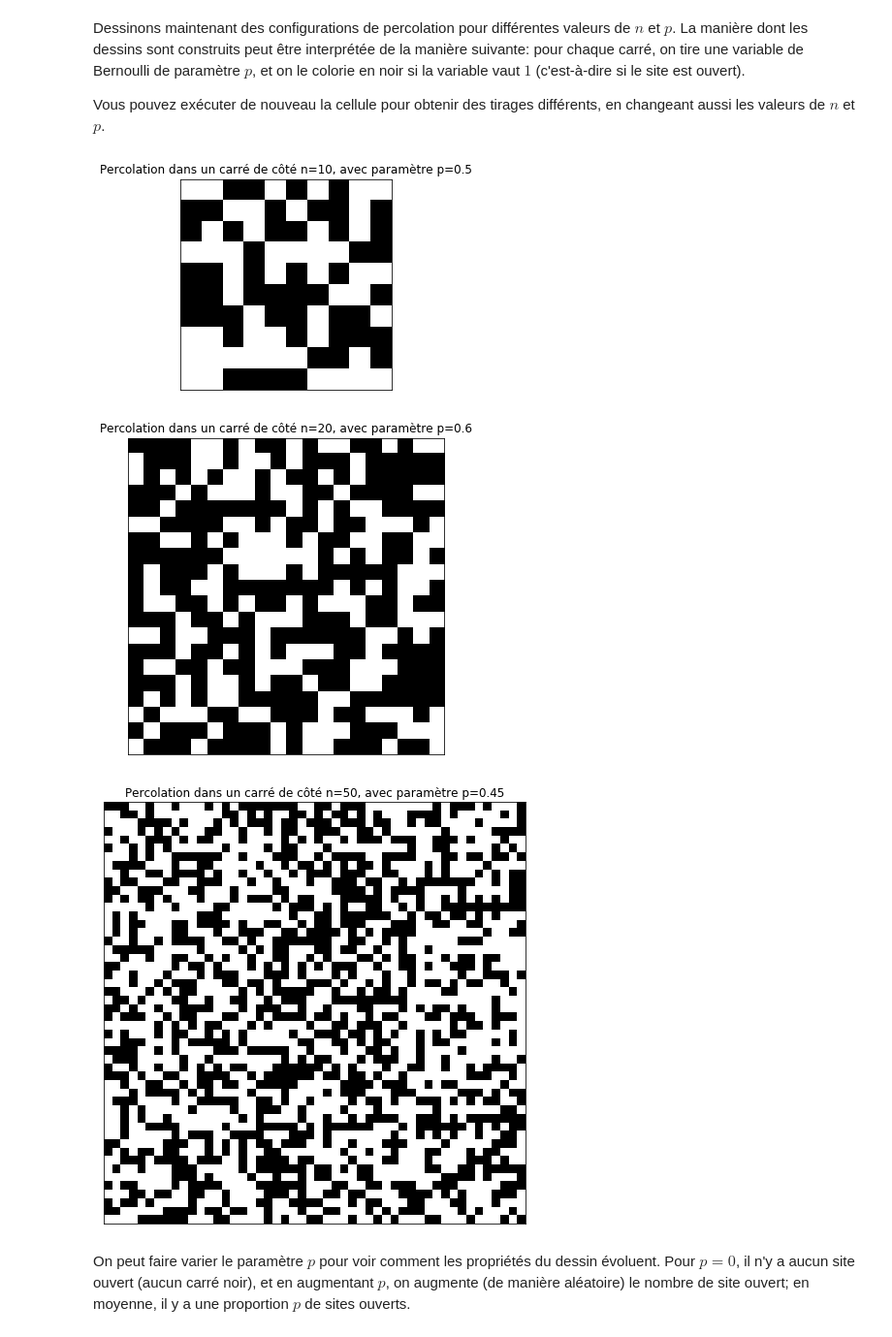
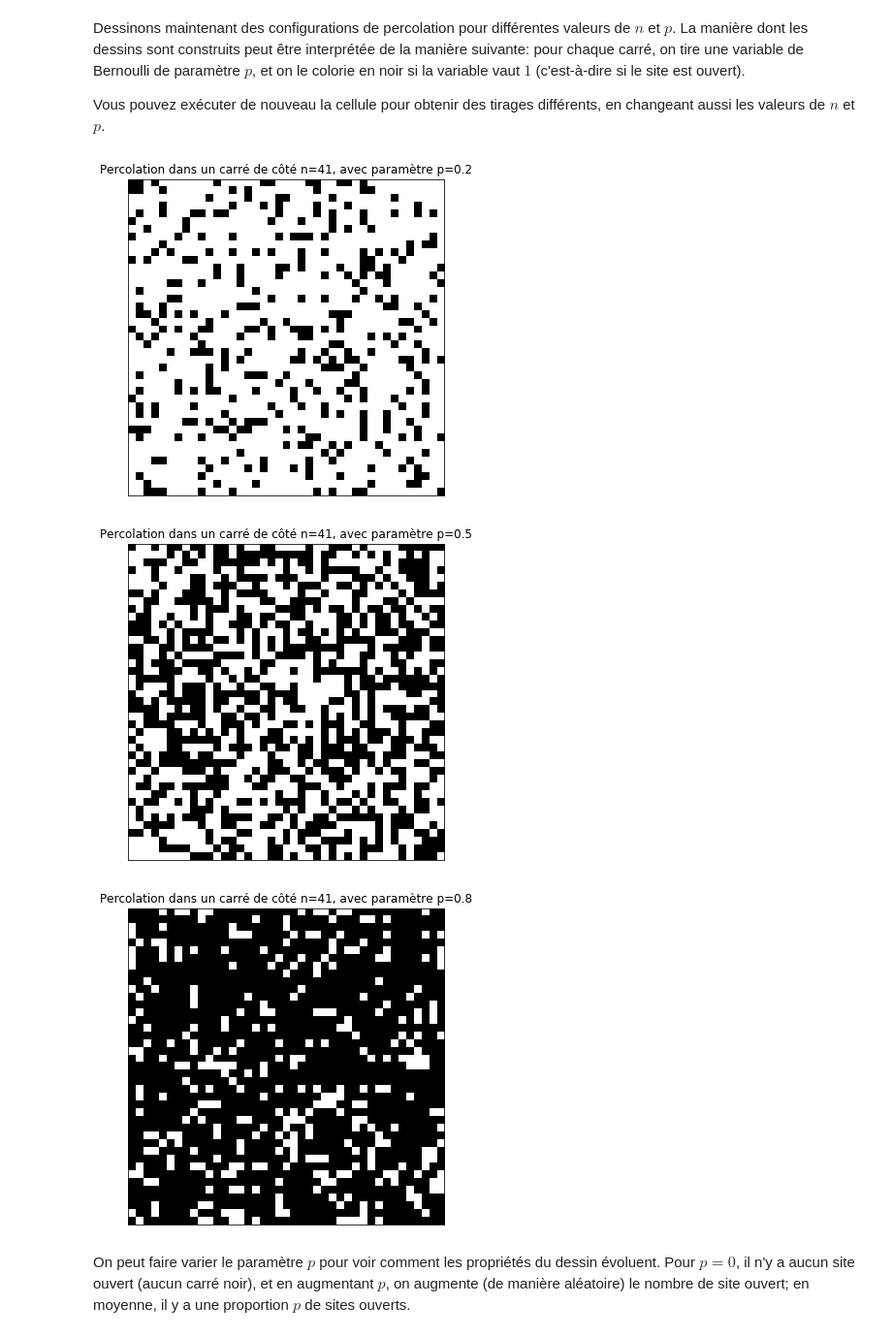
Before and after one commit to qberger/Python, a Jupyter notebook: Percolation.ipynb, the cells around one changed output. Shown at 97% size. Cells and saved outputs as stored; diff of their text form; code cells hidden in the pictures.

```diff
--- a/Percolation.ipynb
+++ b/Percolation.ipynb
@@ -65,18 +65,18 @@ pour chaque carré, on tire une variable de Bernoulli de paramètre $p$, et on l
 
 Vous pouvez exécuter de nouveau la cellule pour obtenir des tirages différents, en changeant aussi les valeurs de $n$ et $p$.
 # %%
-n,p=10,0.5
+n,p=41,0.2
 Image(Percolation(n,p),p)
 
-n,p=20,0.6
+n,p=41,0.5
 Image(Percolation(n,p),p)
 
-n,p=50,0.45
+n,p=41,0.8
 Image(Percolation(n,p),p)
 # %% [output]
-[figure, old version]
+[figure, new version]
-[figure, old version]
+[figure, new version]
-[figure, old version]
+[figure, new version]
 # %% [markdown]
 On peut faire varier le paramètre $p$ pour voir comment les propriétés du dessin évoluent. Pour $p=0$, il n'y a aucun site ouvert (aucun carré noir), et en augmentant $p$, on augmente (de manière aléatoire) le nombre de site ouvert;
 en moyenne, il y a une proportion $p$ de sites ouverts.
```
Also changed, not shown: parts of 2 cells of this notebook.
